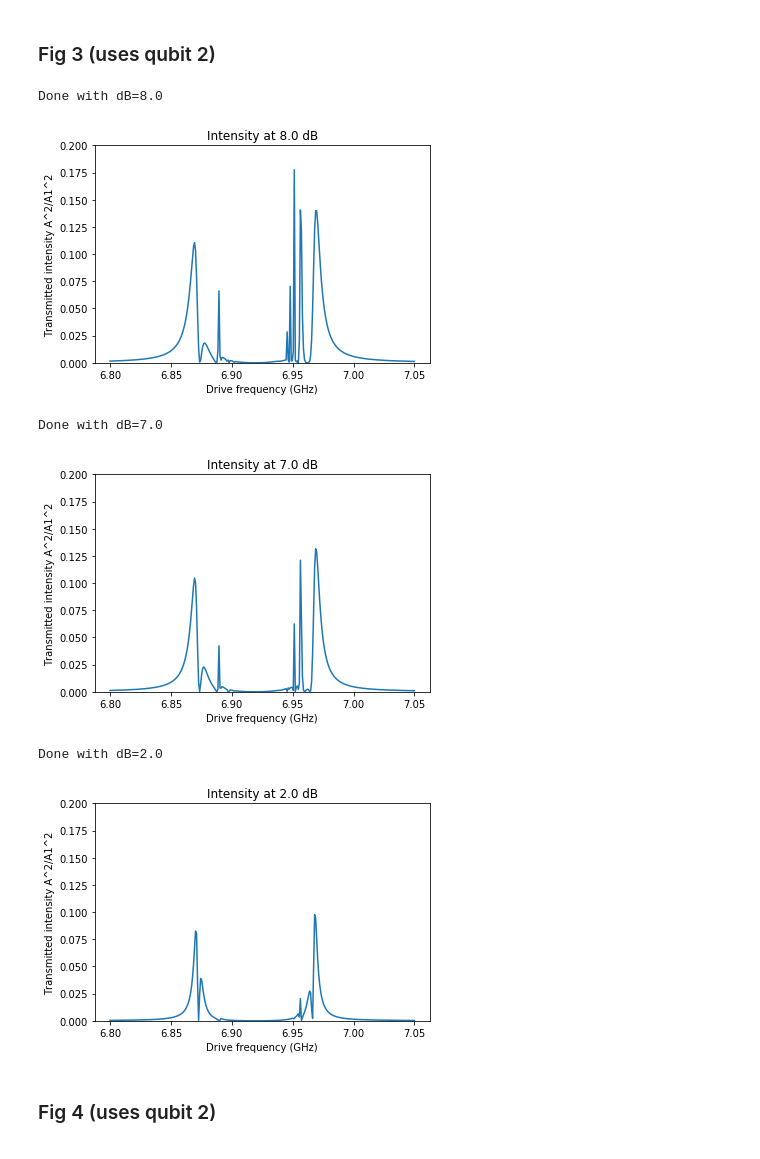
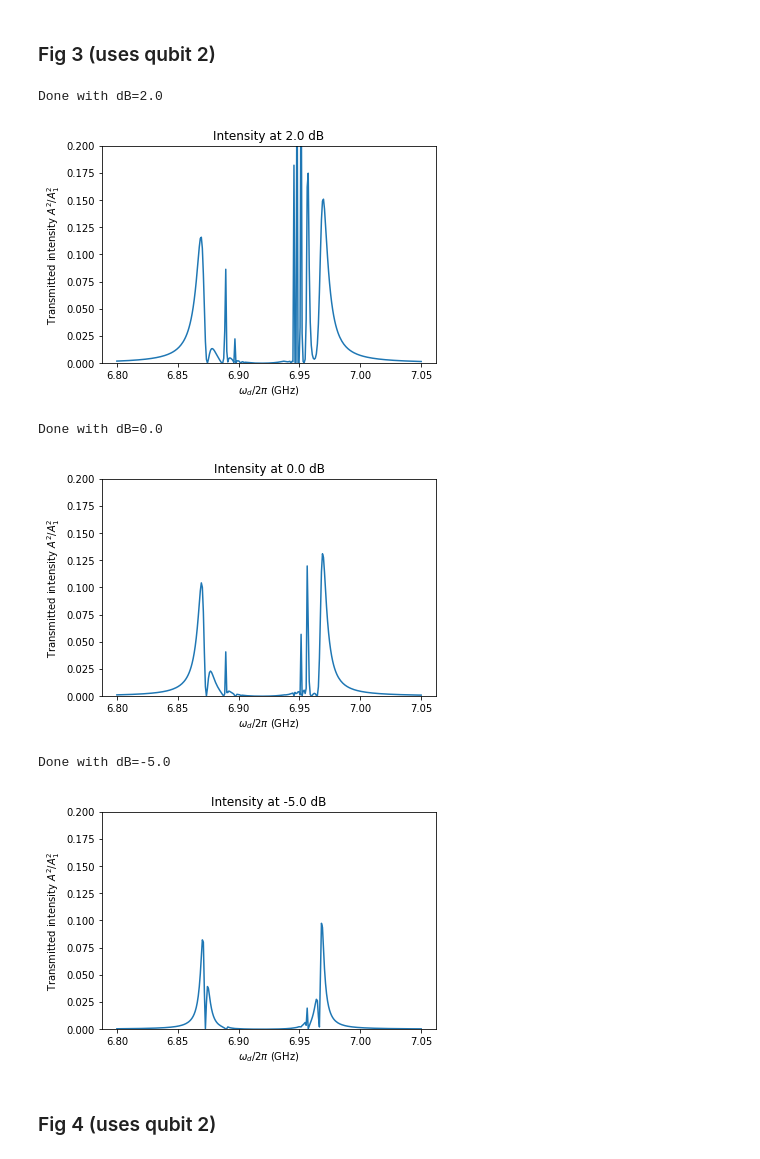
Before and after one commit to conniemiao/ele456_s2020, a Jupyter notebook: bishop_analysis.ipynb, the cells around one changed output. Saved outputs shown, nothing was run; the diff lists cells and outputs as text; code cells hidden in the pictures.

```diff
--- a/bishop_analysis.ipynb
+++ b/bishop_analysis.ipynb
@@ -342,14 +356,4 @@ Done with dB=-30.0
 # %%
-# charge dispersion (from Koch eq. 2.5)
-def betaj(qNum):
-    EC = EC_q[qNum]
-    EJ = EJ_q[qNum]
-    epj = [((-1)**m * EC * 2**(4*m+5)/(np.math.factorial(m)) * \
-        np.sqrt(2/np.pi) * (EJ/(2*EC))**(m/2+3/4) * \
-        np.exp(-np.sqrt(8*EJ/EC))) \
-       for m in range(Nj)]
-    return 2*epj/(epj[1]-epj[0])
-
 # Get the steady state intensity
 def intensity(xi, wd, qNum):
     jkets = getJKets(qNum)
@@ -362,7 +366,6 @@ def intensity(xi, wd, qNum):
     # Damping terms
     c_ops = []
     c_ops.append(kappa*lindblad_dissipator(a))
-
 
     # relative strengths of damping
     g0 = g0_q[qNum]
@@ -385,24 +388,23 @@ def intensity(xi, wd, qNum):
     # Output from tr(a*rho_s)
     rho_ss = steadystate(Hjc, c_ops)
     expect_a = (a*rho_ss).tr()
-    intensity_t = np.abs(expect_a)**2 # A^2/A1^2
-    return intensity_t
+    intensity = np.abs(expect_a)**2 # A^2/A1^2
+    return intensity
 
 # print(intensity(xi, wd, EC, EJ))
 # %% [markdown]
 ### Fig 2 black lines
 # %%
-nPoints = 200
+nPoints = 300
 xData = np.linspace(6.72*GHz, 6.745*GHz, num = nPoints)
-# xData = np.linspace(6.72*GHz, 7.05*GHz, num = nPoints)
-fig2FullYData = []
+# xData = np.linspace(6.72*GHz, 7.10*GHz, num = nPoints)
 
 qNum = 0
 EJ_q = np.copy(bestEJ_q)
 
 for dB in [0, -10, -20, -30]:
 # for dB in [0]:
-    xi = dbtoxi(dB)
+    xi = dbtoxi(dB)/np.sqrt(2)
     fig2FullYData = []
     for i, fd in enumerate(xData):
 #         if i % 10 == 0:
@@ -412,8 +414,9 @@ for dB in [0, -10, -20, -30]:
     print("Done with dB=%.1f" % dB)
 
     plt.plot(xData, fig2FullYData)
-    plt.xlabel('Drive frequency (GHz)')
-    plt.ylabel('Transmitted intensity A^2/A1^2')
+    params = {'mathtext.default': 'regular'} # for matplotlib
+    plt.xlabel(r'$\omega_d / 2\pi$ (GHz)')
+    plt.ylabel(r'Transmitted intensity $A^2/A_1^2$')
     plt.ylim(0, 0.1)
     plt.title("Intensity at %d dB" % dB)
     plt.show()
@@ -431,39 +434,37 @@ Done with dB=-30.0
 # %%
 nPoints = 300
 xData = np.linspace(6.80*GHz, 7.05*GHz, num = nPoints)
 # xData = np.linspace(6.5*GHz, 7.2*GHz, num = nPoints)
 
 qNum = 1
 EJ_q = np.copy(bestEJ_q)
 
-fig3FullYData = []
-# for dB in [2, 0, -5]:
+for dB in [2, 0, -5]:
 # for dB in [0]:
-for dB in [8, 7, 2]: # CHECK THIS
-    xi = dbtoxi(dB)
+# for dB in [8, 7, 2]: # CHECK THIS
+    xi = dbtoxi(dB)/np.sqrt(2)
     fig3FullYData = []
     for i, fd in enumerate(xData):
 #         if i % 50 == 0:
 #             print("%d of %d done" % (i, nPoints))
-        try:
-            fig3FullYData.append(intensity(xi, fd*2*np.pi, qNum))
-        except:
-            fig3FullYData.append(fig3FullYData[len(fig3FullYData)-1])
+        fig3FullYData.append(intensity(xi, fd*2*np.pi, qNum))
     print("Done with dB=%.1f" % dB)
 
     plt.plot(xData, fig3FullYData)
-    plt.xlabel('Drive frequency (GHz)')
-    plt.ylabel('Transmitted intensity A^2/A1^2')
+
+    params = {'mathtext.default': 'regular'} # for matplotlib
+    plt.xlabel(r'$\omega_d / 2\pi$ (GHz)')
+    plt.ylabel(r'Transmitted intensity $A^2/A_1^2$')
     plt.ylim(0, 0.2)
     plt.title("Intensity at %.1f dB" % dB)
     plt.show()
 # %% [output]
-Done with dB=8.0
+Done with dB=2.0
-[figure, old version]
+[figure, new version]
-Done with dB=7.0
+Done with dB=0.0
-[figure, old version]
+[figure, new version]
-Done with dB=2.0
+Done with dB=-5.0
-[figure, old version]
+[figure, new version]
 # %% [markdown]
 ### Fig 4 (uses qubit 2)
 # %%
```
Also changed, not shown: parts of 10 cells of this notebook.
